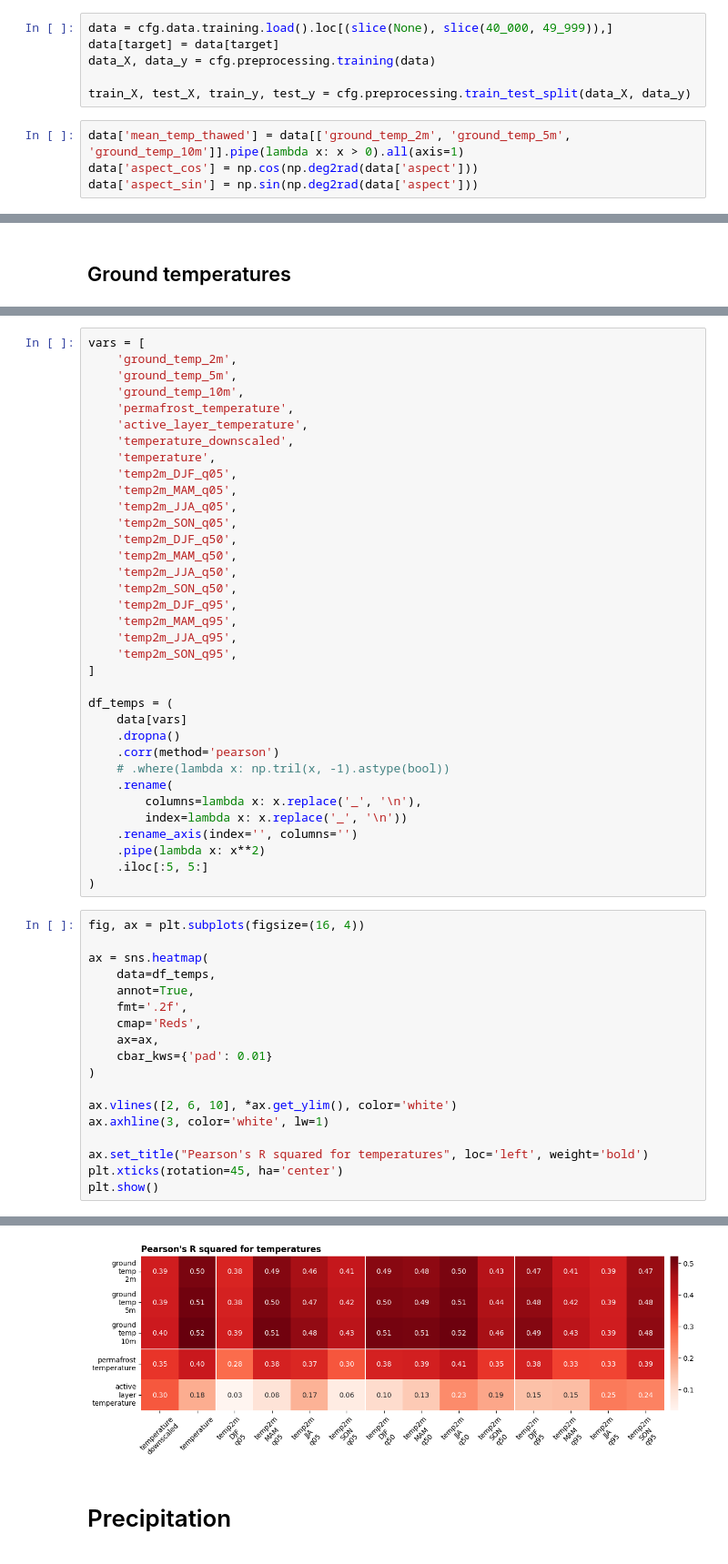
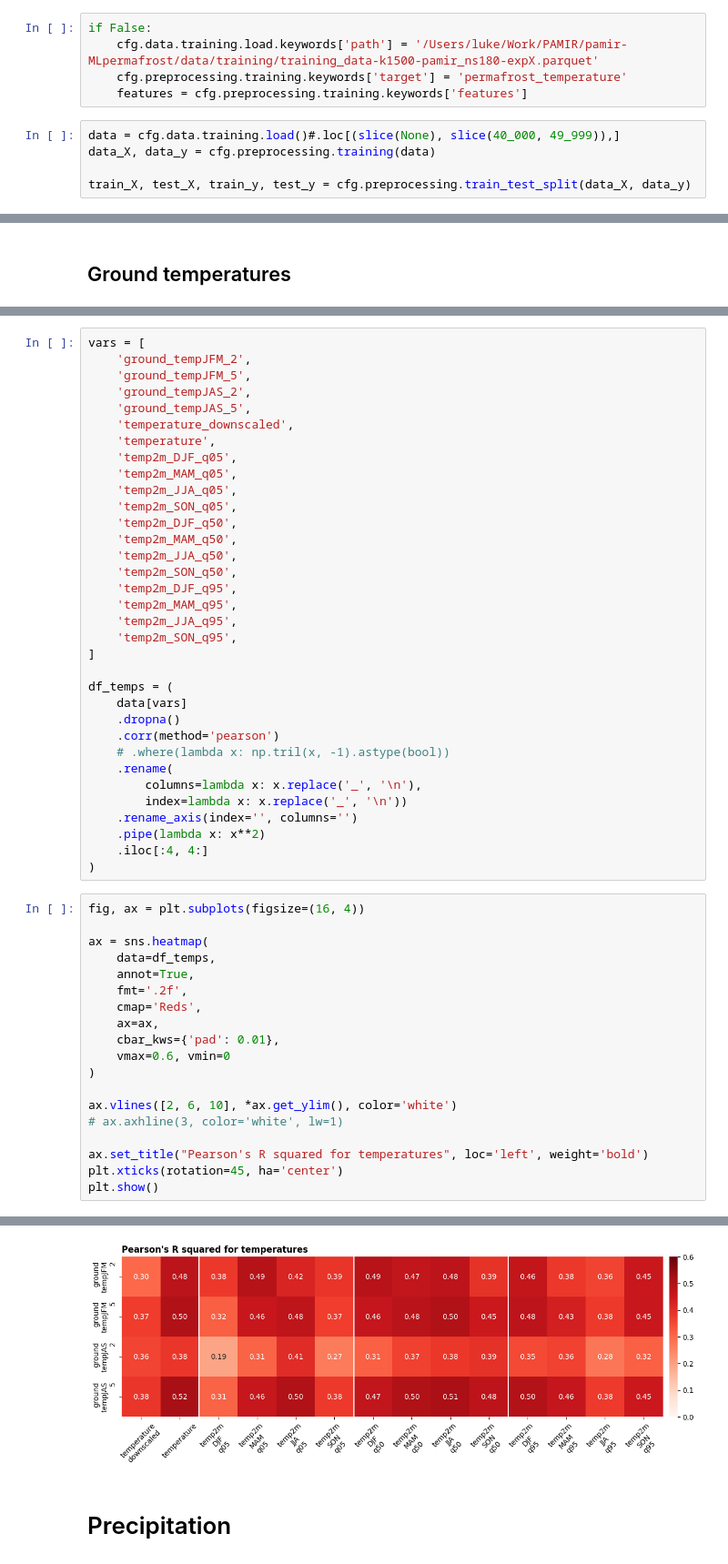
Before and after one commit to lukegre/pamir-MLpermafrost, a Jupyter notebook: notebooks/2_data_prep/0_choosing_target_variable.ipynb, the cells around one changed output, grey strips where cells are left out. Shown at 91% size. Cells and saved outputs as stored; diff of their text form.

```diff
--- a/notebooks/2_data_prep/0_choosing_target_variable.ipynb
+++ b/notebooks/2_data_prep/0_choosing_target_variable.ipynb
@@ -43,13 +32,13 @@ features = func.keywords['features']
+# %%
+if False:
+    cfg.data.training.load.keywords['path'] = '/Users/luke/Work/PAMIR/pamir-MLpermafrost/data/training/training_data-k1500-pamir_ns180-expX.parquet'
+    cfg.preprocessing.training.keywords['target'] = 'permafrost_temperature'
+    features = cfg.preprocessing.training.keywords['features']
 # %%
-data = cfg.data.training.load().loc[(slice(None), slice(40_000, 49_999)),]
-data[target] = data[target]
+data = cfg.data.training.load()#.loc[(slice(None), slice(40_000, 49_999)),]
 data_X, data_y = cfg.preprocessing.training(data)
 
 train_X, test_X, train_y, test_y = cfg.preprocessing.train_test_split(data_X, data_y)
-# %%
-data['mean_temp_thawed'] = data[['ground_temp_2m', 'ground_temp_5m', 'ground_temp_10m']].pipe(lambda x: x > 0).all(axis=1)
-data['aspect_cos'] = np.cos(np.deg2rad(data['aspect']))
-data['aspect_sin'] = np.sin(np.deg2rad(data['aspect']))
 # %%
 data.columns
 # %% [output]
@@ -151,10 +139,9 @@ Text(0.0, 1.0, '$\\sigma$ of ground temperatures at [2m, 5m, 10m]')
 # %%
 vars = [
-    'ground_temp_2m',
-    'ground_temp_5m',
-    'ground_temp_10m',
-    'permafrost_temperature',
-    'active_layer_temperature',
+    'ground_tempJFM_2',
+    'ground_tempJFM_5',
+    'ground_tempJAS_2',
+    'ground_tempJAS_5',
     'temperature_downscaled',
     'temperature',
     'temp2m_DJF_q05',
@@ -181,29 +168,30 @@ df_temps = (
         index=lambda x: x.replace('_', '\n'))
     .rename_axis(index='', columns='')
     .pipe(lambda x: x**2)
-    .iloc[:5, 5:]
+    .iloc[:4, 4:]
 )
 # %%
 fig, ax = plt.subplots(figsize=(16, 4))
 
 ax = sns.heatmap(
     data=df_temps,
     annot=True,
     fmt='.2f',
     cmap='Reds',
     ax=ax,
-    cbar_kws={'pad': 0.01}
+    cbar_kws={'pad': 0.01},
+    vmax=0.6, vmin=0
 )
 
 ax.vlines([2, 6, 10], *ax.get_ylim(), color='white')
-ax.axhline(3, color='white', lw=1)
+# ax.axhline(3, color='white', lw=1)
 
 ax.set_title("Pearson's R squared for temperatures", loc='left', weight='bold')
 plt.xticks(rotation=45, ha='center')
 plt.show()
 # %% [output]
 [interactive output not drawn]
-[figure, old version]
+[figure, new version]
 # %% [markdown]
 # Precipitation
 # %%
```
Also changed, not shown: parts of 11 cells of this notebook, 28 other files.
